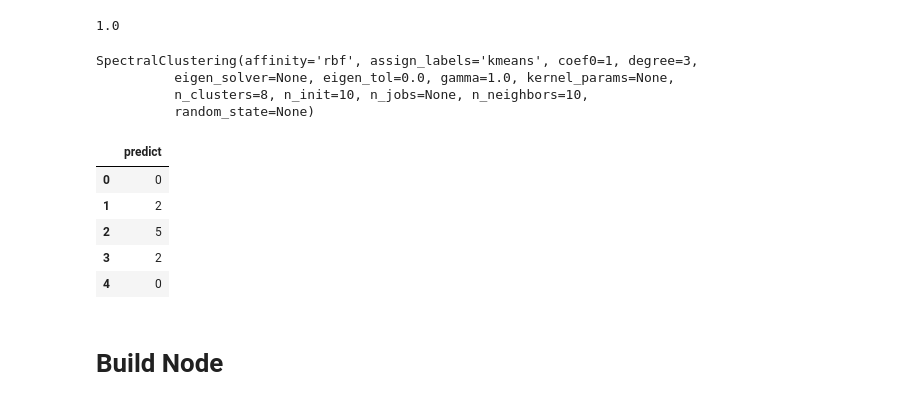
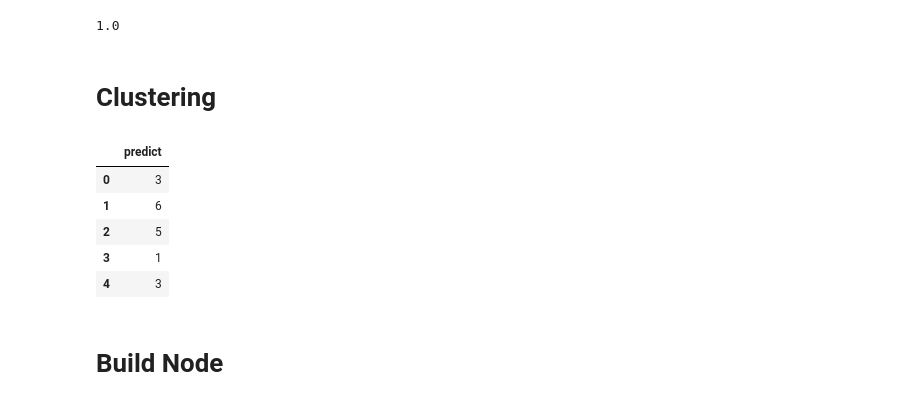
Before and after one commit to james-sungjae-lee/2019_Bigdatalab_Project, a Jupyter notebook: instagram/HashtagNetwork/Affinity.ipynb, the cells around one changed output. Drawn from its saved outputs; the diff is of its cells as text; code cells hidden in the pictures.

```diff
--- a/instagram/HashtagNetwork/Affinity.ipynb
+++ b/instagram/HashtagNetwork/Affinity.ipynb
@@ -474,28 +478,26 @@ affinity.rename(index=dict(zip(old_names,new_names)), inplace=True)
 affinity['like']['like']
 # %% [output]
 1.0
+# %% [markdown]
+# Clustering
 # %%
 from sklearn.cluster import SpectralClustering
+from sklearn.cluster import KMeans
 
 sc = SpectralClustering()
-sc
+km = KMeans()
-# %% [output]
-SpectralClustering(affinity='rbf', assign_labels='kmeans', coef0=1, degree=3,
-          eigen_solver=None, eigen_tol=0.0, gamma=1.0, kernel_params=None,
-          n_clusters=8, n_init=10, n_jobs=None, n_neighbors=10,
-          random_state=None)
 # %%
-sc.fit(corr_affinity)
-predict = pd.DataFrame(sc.fit_predict(corr_affinity))
+km.fit(corr_affinity)
+predict = pd.DataFrame(km.predict(corr_affinity))
 predict.columns = ['predict']
 predict.head()
 # %% [output]
 |  | predict |
-| 0 | 0 |
-| 1 | 2 |
+| 0 | 3 |
+| 1 | 6 |
 | 2 | 5 |
-| 3 | 2 |
-| 4 | 0 |
+| 3 | 1 |
+| 4 | 3 |
 # %% [markdown]
 # Build Node
 # %%
```
Also changed, not shown: parts of 7 cells of this notebook.
